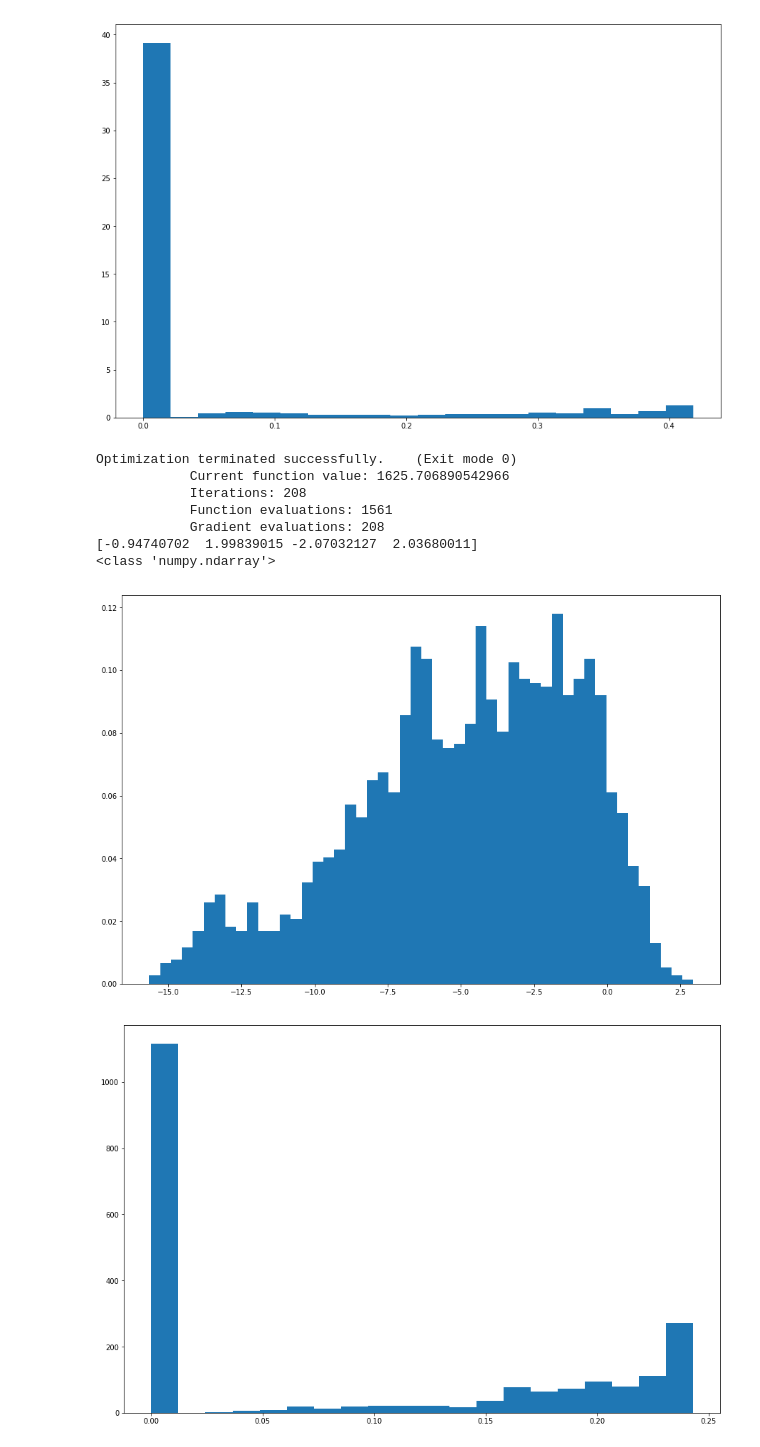
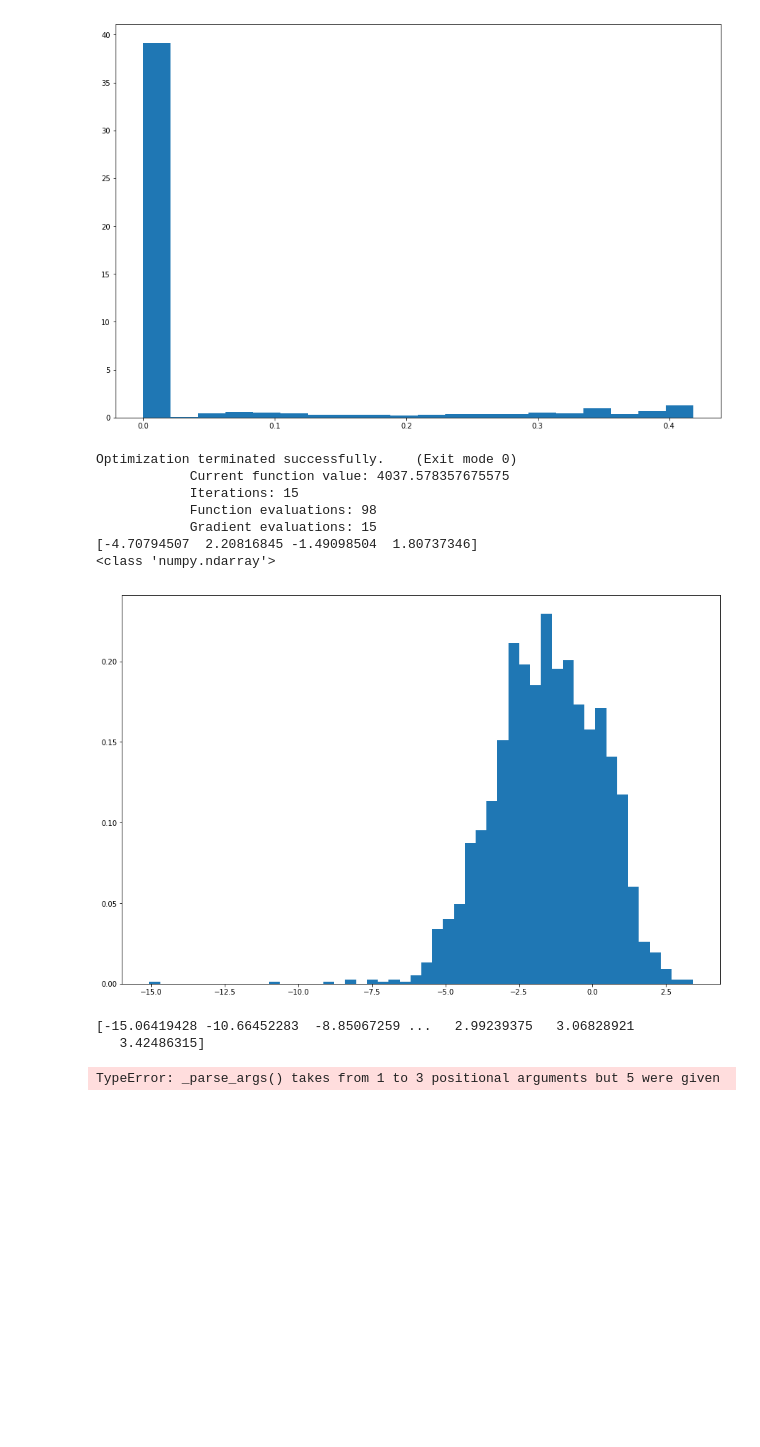
Before and after one commit to statisticalbiotechnology/wall, a Jupyter notebook: src/failures_of_null_testing.ipynb, the cells around one changed output. Cells and saved outputs as stored; diff of their text form; code cells hidden in the pictures; blank space fills up the shorter version.

```diff
--- a/src/failures_of_null_testing.ipynb
+++ b/src/failures_of_null_testing.ipynb
@@ -163,16 +184,16 @@ make_pdf('10')
 [0. 0. 0. ... 0. 0. 0.]
 [figure]
 # %%
-from scipy.stats import truncnorm
+from scipy.stats import truncnorm, norm
 from scipy.optimize import fmin_slsqp
 import matplotlib.pyplot as plt
 
 
-pvalues = clusterframes['4ER+']['p-values'].tolist()
+pvalues = clusterframes['6']['p-values'].tolist()
 z_scores = norm.ppf(pvalues)
 
-xa = -4
-xb = 2
+xa = -10
+xb = 2.5
 
 trunc_z = z_scores[z_scores>xa]
 trunc_z = trunc_z[trunc_z<xb]
@@ -184,41 +205,43 @@ def constraint(p, r, xa, xb):
     a, b, loc, scale = p
     return np.array([a*scale + loc - xa, b*scale + loc - xb])
 
 loc = 0
 scale = 1
 
 a = (xa - loc)/scale
 b = (xb - loc)/scale
 
 loc_guess = 0
 scale_guess = 1
 a_guess = (xa - loc_guess)/scale_guess
 b_guess = (xb - loc_guess)/scale_guess
 p0 = [a_guess, b_guess, loc_guess, scale_guess]
 
-par = fmin_slsqp(func, p0, f_eqcons=constraint, args=(trunc_z, xa, xb), iter=1000)
+par = fmin_slsqp(func, p0, f_eqcons=constraint, args=(trunc_z, xa, xb), iter=10000)
 print(par)
 print(type(par))
 
 plt.figure(figsize=(15, 10))
 plt.hist(z_scores, bins=50, density=True)
 plt.show()
 
-
-pdf_ = truncnorm.pdf(z_scores, par[0], par[1], par[2], par[3])
+print(z_scores)
+pdf_ = norm.pdf(z_scores, par[0], par[1], par[2], par[3])
 
 
 plt.figure(figsize=(15, 10))
-plt.hist(pdf_, bins=20)
+plt.hist(pdf_, bins=50)
 plt.savefig('cluster_pdf.png')
 plt.show()
 # %% [output]
 Optimization terminated successfully.    (Exit mode 0)
-            Current function value: 1625.706890542966
-            Iterations: 208
-            Function evaluations: 1561
-            Gradient evaluations: 208
-[-0.94740702  1.99839015 -2.07032127  2.03680011]
+            Current function value: 4037.578357675575
+            Iterations: 15
+            Function evaluations: 98
+            Gradient evaluations: 15
+[-4.70794507  2.20816845 -1.49098504  1.80737346]
 <class 'numpy.ndarray'>
-[figure, old version]
+[figure, new version]
-[figure, removed]
+[-15.06419428 -10.66452283  -8.85067259 ...   2.99239375   3.06828921
+   3.42486315]
+TypeError: _parse_args() takes from 1 to 3 positional arguments but 5 were given
```
Also changed, not shown: parts of 5 cells of this notebook, 14 other files.
